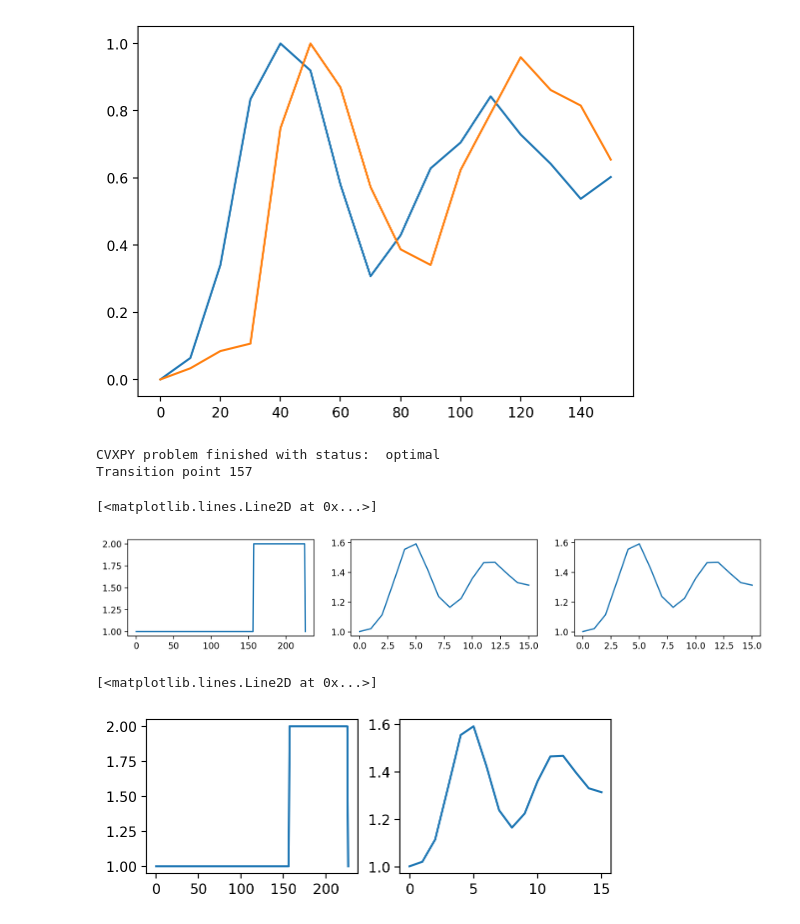
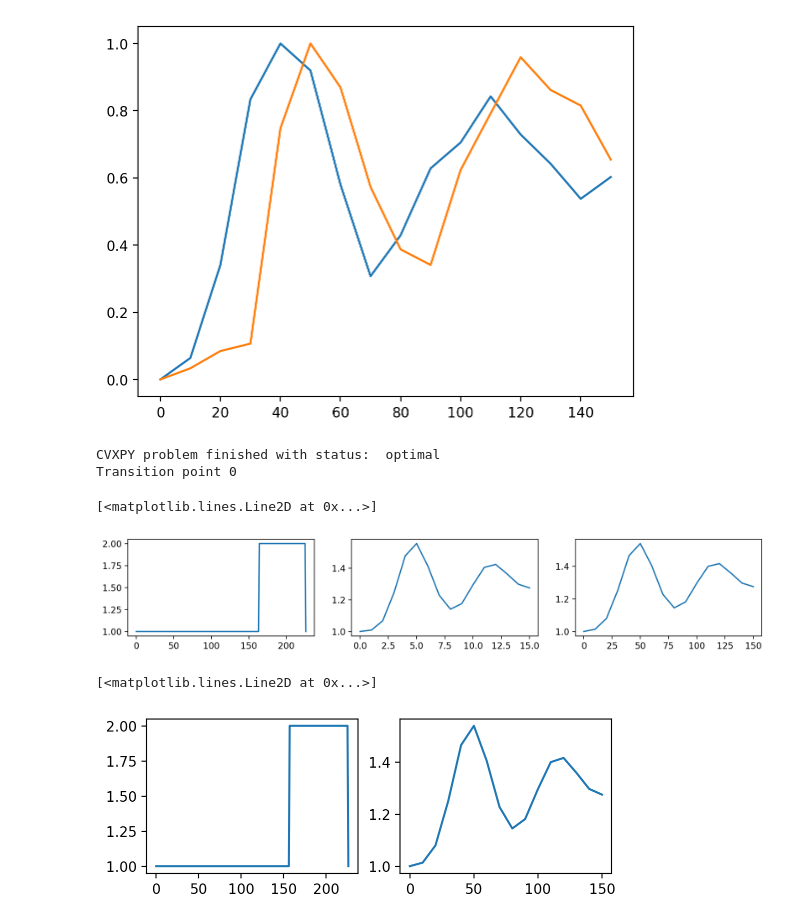
Before and after one commit to HarteminkLab/cell-cycle-deconv, a Jupyter notebook: 0_Single_Variable_Replication_Deconvolution.ipynb, the cells around one changed output. Drawn from its saved outputs; the diff is of its cells as text; code cells hidden in the pictures.

Commit message:
Refine the working solution, testing with actual bins to indeed observe different replication timings for early and late bins

```diff
--- a/0_Single_Variable_Replication_Deconvolution.ipynb
+++ b/0_Single_Variable_Replication_Deconvolution.ipynb
@@ -101,12 +104,15 @@ f_dg1 = np.zeros((len(f_dg1_i), 1)).astype(bool)
 f_pg1 = cp.Variable((len(f_pg1_i), 1), boolean=True)
 f_halted = np.zeros((1, 1)).astype(bool)
 
-f = cp.vstack([f_rg1, f_cg1, f_dg1, f_pg1, f_halted])
+# F is vertical stack of 0s for all of the G1s, the
+# Post G1 boolean vector we are searching for, and a 0 for halted
+# F will be converted to 1+ values in the objective
+# and the final solution.
+f = cp.vstack([f_rg1, f_cg1, f_dg1, f_pg1, f_halted])+1
 
-# Define the objective function: minimize the l2 norm of H*f - g
 objective = cp.Minimize(cp.norm(H@f - g))
 
-constraints = [f_pg1 >= 0.]
+constraints = []
 
 # Post G1
 for i in range(1, len(f_pg1_i)):
@@ -121,38 +127,42 @@ print("CVXPY problem finished with status: ", problem.status)
 print("Transition point", (f.value > 0.5).argmax())
 # %% [output]
 CVXPY problem finished with status:  optimal
-Transition point 157
+Transition point 0
 # %%
 plt.figure(figsize=(13, 2))
 
 plt.subplot(1, 3, 1)
-plt.plot(f.value+1)
+plt.plot(f.value)
 
 plt.subplot(1, 3, 2)
-plt.plot((H@f.value)+1)
+plt.plot(H@f.value)
 
 plt.subplot(1, 3, 3)
-plt.plot(g+1)
+plt.plot(g)
 # %% [output]
 [<matplotlib.lines.Line2D at 0x...>]
-[figure, old version]
+[figure, new version]
 # %%
 # Let's see what an example good predicted G looks like:
 # Assume replication occurs at the start of S
 f_test = np.zeros(f.shape)
 f_test[f_pg1_i[10:]] = 1.0
 
 plt.figure(figsize=(6, 2))
 
 plt.subplot(1, 2, 1)
 plt.plot(f_test+1)
 
-test_g = (H@f_test)+1.
+test_g = (H@(f_test+1))
 plt.subplot(1, 2, 2)
-plt.plot(test_g)
+plt.plot(copy_num_rep1)
 
-# Why doesn't the model exactly find the test f I created?
-# Are one of my constraints having an issue?
+# Steps that have worked
+# 1. Create the example solution we wanted to find in f
+# 2. Make sure the value range of f is properly (between 1-2).
+#   - For g, the value range of the copy number (from the CLOCCS is 1-1.6) to account for
+#     halted cells
+# 3. For bins, ensure the range of the bin values are from 1-1.6 to match this criteria
 # %% [output]
 [<matplotlib.lines.Line2D at 0x...>]
-[figure, old version]
+[figure, new version]
```
Also changed, not shown: parts of 1 cell of this notebook.
